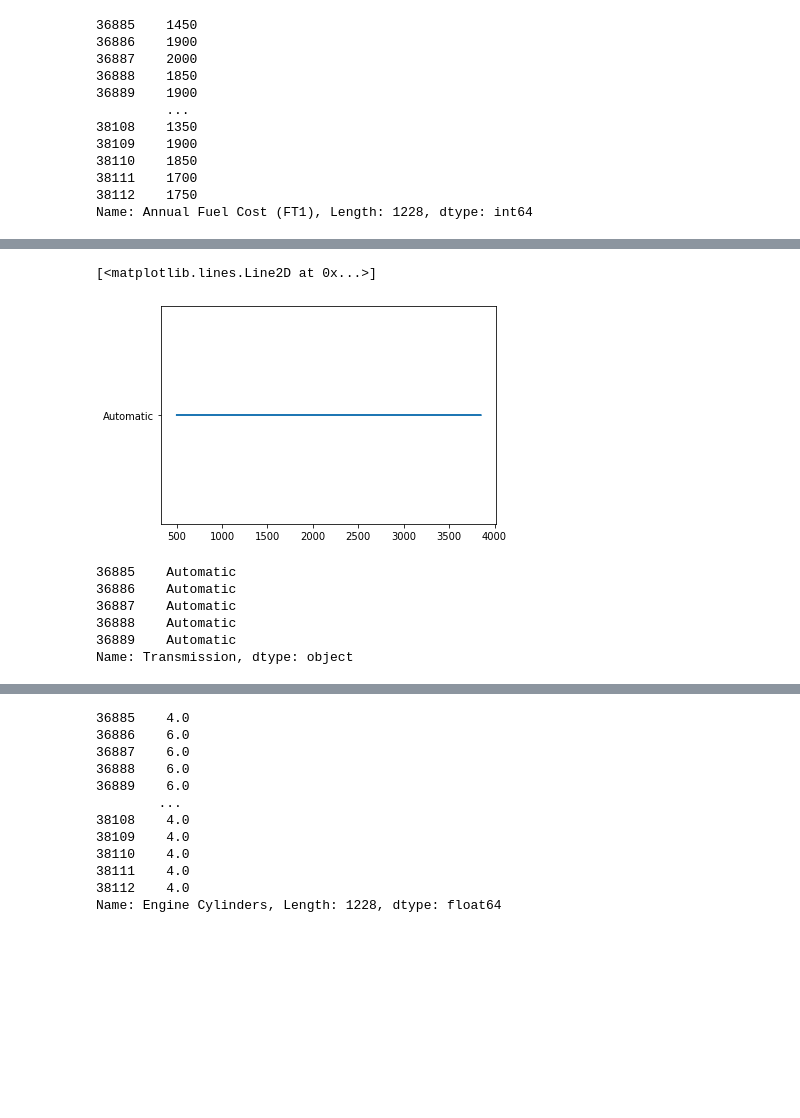
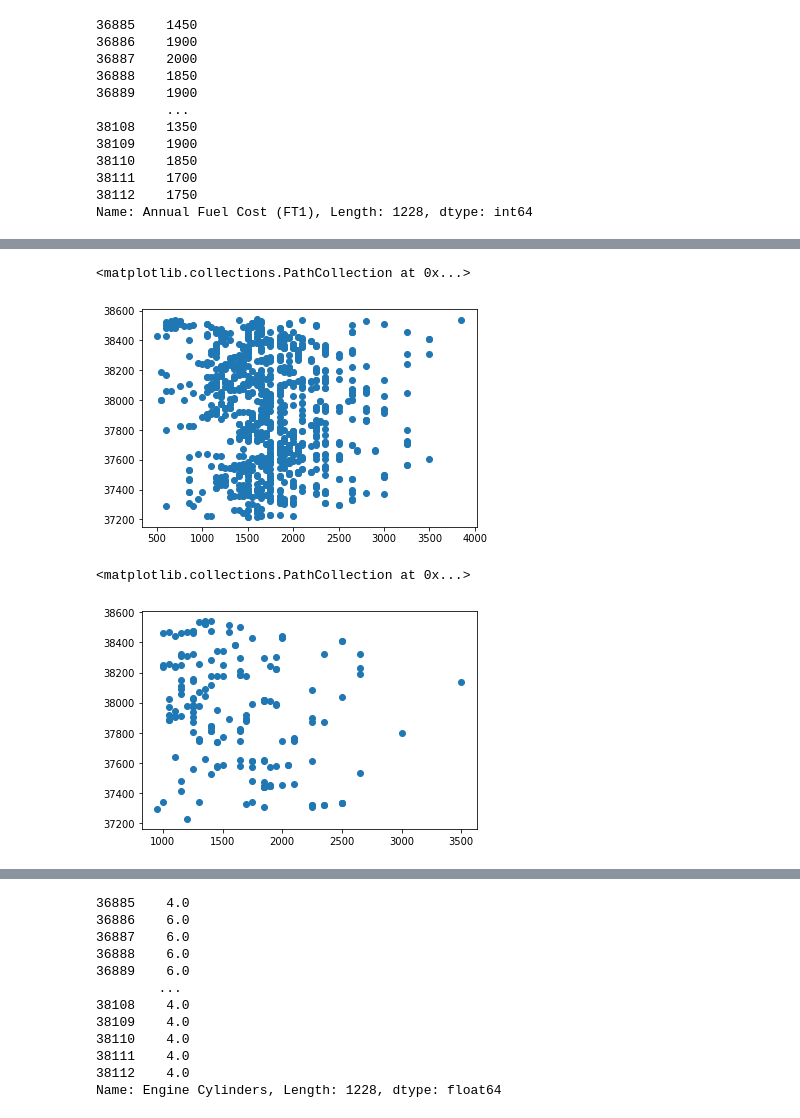
Before and after one commit to geraldwattsthethird/Fuel-Cost-Analysis, a Jupyter notebook: Fuel_Cost.ipynb, the cells around one changed output, grey strips where cells are left out. Drawn from its saved outputs; the diff is of its cells as text; code cells hidden in the pictures; blank space fills up the shorter version.

Commit message:
drive graphs

```diff
--- a/Fuel_Cost.ipynb
+++ b/Fuel_Cost.ipynb
@@ -304,15 +304,18 @@ transmit_2017 = cleaned_data2.replace({'Auto(AM-S8)' : 'Automatic',
 transmit_2017_a = transmit_2017.loc[transmit_2017['Transmission'] == 'Automatic']
 transmit_2017_auto = transmit_2017_a['Transmission']
 transmit_2017_a_fuel = transmit_2017_a['Annual Fuel Cost (FT1)']
+transmit_2017_a_ID = transmit_2017_a['Vehicle ID']
 # print(len(transmit_2017_a))
-print(transmit_2017_auto)
-print(transmit_2017_a_fuel)
+# print(transmit_2017_auto)
+# print(transmit_2017_a_fuel)
 
-transmit_2017_auto = pd.DataFrame({"Automatic" : 'Transmisi',
-                                  "Fuel Cost" : 'transmit_2017_a_fuel'})
-transmit_2017_auto
+transmit_2017_m = transmit_2017.loc[transmit_2017['Transmission'] == 'Manual']
+transmit_2017_manual = transmit_2017_m['Transmission']
+transmit_2017_m_fuel = transmit_2017_m['Annual Fuel Cost (FT1)']
+transmit_2017_m_ID = transmit_2017_m['Vehicle ID']
+# print(len(transmit_2017_m))
 
-# transmit_2017_m = transmit_2017.loc[transmit_2017['Transmission'] == 'Manual']
-# transmit_2017_m = transmit_2017_m['Transmission']
-# print(len(transmit_2017_m))
+# transmit_2017_comps = pd.DataFrame({"Automatic Fuel Cost" : transmit_2017_a_fuel,
+#                                   "Manual Fuel Cost" : transmit_2017_m_fuel})
+# transmit_2017_comps
 # %% [output]
@@ -337,45 +335,11 @@ ValueError: If using all scalar values, you must pass an index
-# %%
-plt.plot(transmit_2017_a_fuel, transmit_2017_auto)
-# %% [output]
-[<matplotlib.lines.Line2D at 0x...>]
-[figure, removed]
-# %%
-transmit_2017 = cleaned_data2['Transmission']
-transmit_2017.unique()
-transmit_2017 = transmit_2017.replace ({'Auto(AM-S8)' : 'Automatic',
-                                        'Automatic (S9)' : 'Automatic',
-                                        'Auto(AM-S9)' : 'Automatic',
-                                        'Automatic (S6)': 'Automatic',
-                                        'Auto(AM-S7)' : 'Automatic',
-                                        'Auto(AM6)' : 'Automatic',
-                                        'Automatic 8-Speed': 'Automatic',
-                                        'Automatic (S8)' : 'Automatic',
-                                        'Auto(AM7)' : 'Automatic',
-                                        'Manual(M7)' : 'Manual',
-                                        'Auto(AM-S6)': 'Automatic',
-                                        'Manual 6-Speed' : 'Manual',
-                                        'Automatic (A1)' :'Automatic',
-                                        'Automatic 6-Speed' : 'Automatic',
-                                        'Automatic (S10)' : 'Automatic',
-                                        'Automatic (variable gear ratios)' : 'Automatic',
-                                        'Manual 7-Speed' : 'Manual',
-                                        'Automatic 9-Speed' : 'Automatic',
-                                        'Manual 5-Speed' : 'Manual',
-                                        'Automatic 4-Speed' : 'Automatic',
-                                        'Auto(AV-S7)' : 'Automatic',
-                                        'Automatic (S7)' : 'Automatic',
-                                        'Automatic 5-Speed' : 'Automatic',
-                                        'Auto(AV-S6)' : 'Automatic',
-                                        'Auto(AV-S8)' : 'Automatic',
-                                        'Automatic 7-Speed' : 'Automatic',
-                                        'Auto(AM8)' : 'Automatic',
-                                        'Automatic (S5)' : 'Automatic'})
-#transmit_2017_a = transmit_2017.groupby
-transmit_2017.head()
-# %% [output]
-36885    Automatic
-36886    Automatic
-36887    Automatic
-36888    Automatic
-36889    Automatic
-Name: Transmission, dtype: object
+# %%
+plt.scatter(transmit_2017_a_fuel, transmit_2017_a_ID, color="orange")
+#should all linear regression
+# %% [output]
+<matplotlib.collections.PathCollection at 0x...>
+[figure, added]
+# %%
+plt.scatter(transmit_2017_m_fuel, transmit_2017_m_ID)
+# %% [output]
+<matplotlib.collections.PathCollection at 0x...>
+[figure, added]
```
Also changed, not shown: parts of 8 cells of this notebook.
